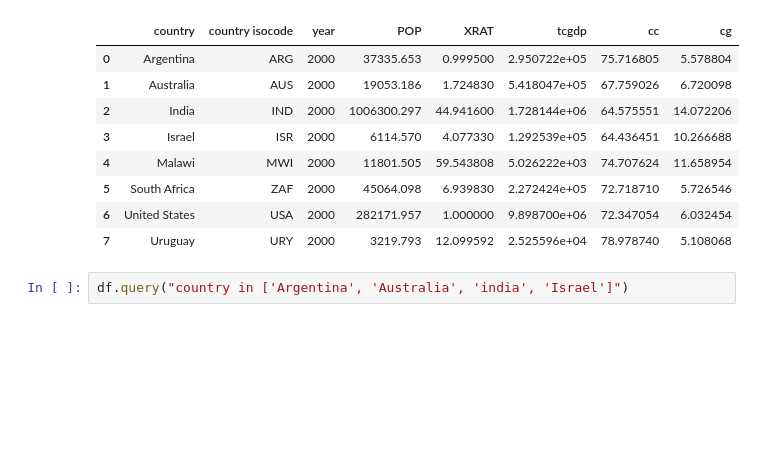
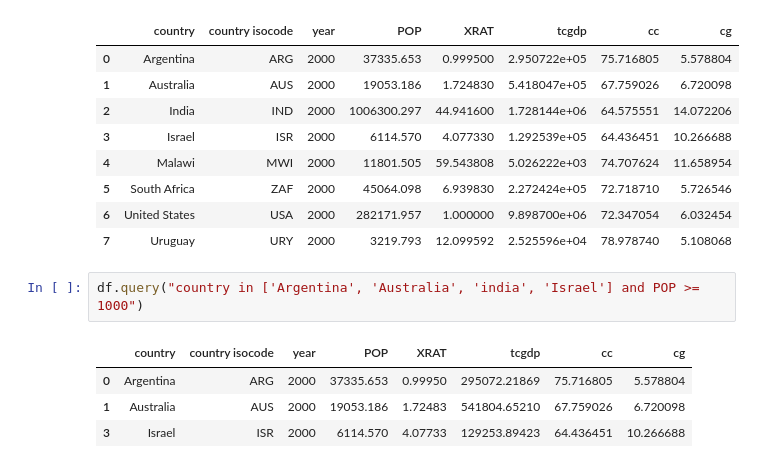
Before and after one commit to rabobahago/Python_ML_Data_Science, a Jupyter notebook: data_analyst/pandas/main.ipynb, the cells around one changed output. Cells and saved outputs as stored; diff of their text form; blank space fills up the shorter version.

```diff
--- a/data_analyst/pandas/main.ipynb
+++ b/data_analyst/pandas/main.ipynb
@@ -207,4 +207,9 @@ df.query("POP >= 2000")
 | 6 | United States | USA | 2000 | 282171.957 | 1.000000 | 9.898700e+06 | 72.347054 | 6.032454 |
 | 7 | Uruguay | URY | 2000 | 3219.793 | 12.099592 | 2.525596e+04 | 78.978740 | 5.108068 |
 # %%
-df.query("country in ['Argentina', 'Australia', 'india', 'Israel']")
+df.query("country in ['Argentina', 'Australia', 'india', 'Israel'] and POP >= 1000")
+# %% [output]
+|  | country | country isocode | year | POP | XRAT | tcgdp | cc | cg |
+| 0 | Argentina | ARG | 2000 | 37335.653 | 0.99950 | 295072.21869 | 75.716805 | 5.578804 |
+| 1 | Australia | AUS | 2000 | 19053.186 | 1.72483 | 541804.65210 | 67.759026 | 6.720098 |
+| 3 | Israel | ISR | 2000 | 6114.570 | 4.07733 | 129253.89423 | 64.436451 | 10.266688 |
```
Also changed, not shown: parts of 5 cells of this notebook.
